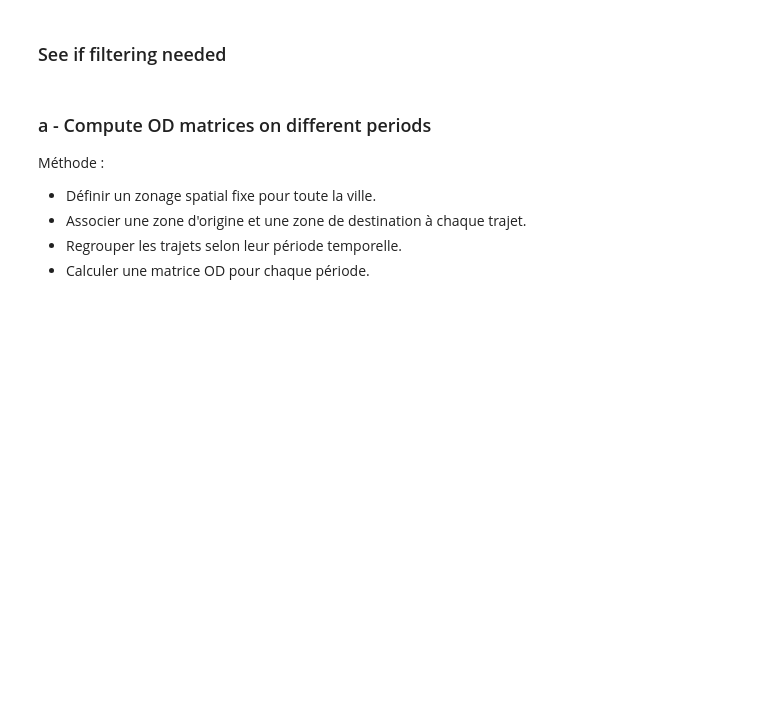
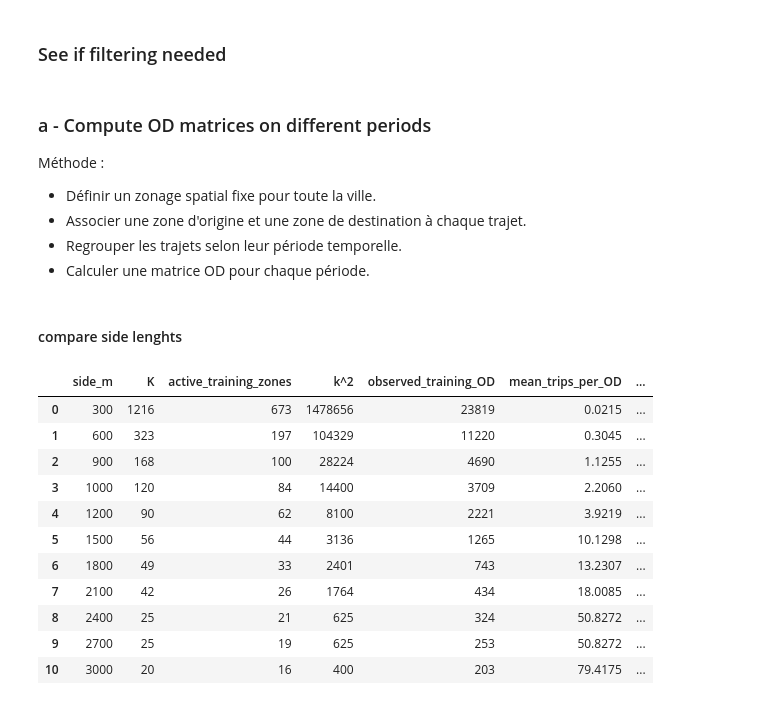
Before and after one commit to Bonbia/ICT4SM, a Jupyter notebook: TP2/Lab2Mathilde.ipynb, the cells around one changed output. Drawn from its saved outputs; the diff is of its cells as text; code cells hidden in the pictures; blank space fills up the shorter version.

```diff
--- a/TP2/Lab2Mathilde.ipynb
+++ b/TP2/Lab2Mathilde.ipynb
@@ -352,3 +367,39 @@ def make_od_grid(data, h=1000):
     trips["destination"] = destination_row * n_cols + destination_col
 
     return trips, zones
+# %% [markdown]
+#### compare side lenghts
+# %%
+side_lengths = sorted(set(list(range(300, 3001, 300)) + [1000]))
+results = []
+
+for h in side_lengths:
+    trips, zones = make_od_grid(trips, h)
+    K = len(zones)
+    active_zones = pd.concat([trips["origin"], trips["destination"]]).nunique()
+    observed_pairs = len(trips[["origin", "destination"]].drop_duplicates())
+    intrazonal = (trips["origin"] == trips["destination"]).sum()
+
+    results.append({"side_m": h, "K": K,
+                    "active_training_zones": active_zones,
+                    "k^2": K**2,
+                    "observed_training_OD": observed_pairs,
+                    "mean_trips_per_OD": len(trips) / (K * K),
+                    "intrazonal_count": intrazonal,
+                    "intrazonal_percent": 100 * intrazonal / len(trips)})
+
+zoning_results = pd.DataFrame(results)
+zoning_results.round(4)
+# %% [output]
+|  | side_m | K | active_training_zones | k^2 | observed_training_OD | mean_trips_per_OD | ... |
+| 0 | 300 | 1216 | 673 | 1478656 | 23819 | 0.0215 | ... |
+| 1 | 600 | 323 | 197 | 104329 | 11220 | 0.3045 | ... |
+| 2 | 900 | 168 | 100 | 28224 | 4690 | 1.1255 | ... |
+| 3 | 1000 | 120 | 84 | 14400 | 3709 | 2.2060 | ... |
+| 4 | 1200 | 90 | 62 | 8100 | 2221 | 3.9219 | ... |
+| 5 | 1500 | 56 | 44 | 3136 | 1265 | 10.1298 | ... |
+| 6 | 1800 | 49 | 33 | 2401 | 743 | 13.2307 | ... |
+| 7 | 2100 | 42 | 26 | 1764 | 434 | 18.0085 | ... |
+| 8 | 2400 | 25 | 21 | 625 | 324 | 50.8272 | ... |
+| 9 | 2700 | 25 | 19 | 625 | 253 | 50.8272 | ... |
+| 10 | 3000 | 20 | 16 | 400 | 203 | 79.4175 | ... |
```
Also changed, not shown: parts of 23 cells of this notebook.
